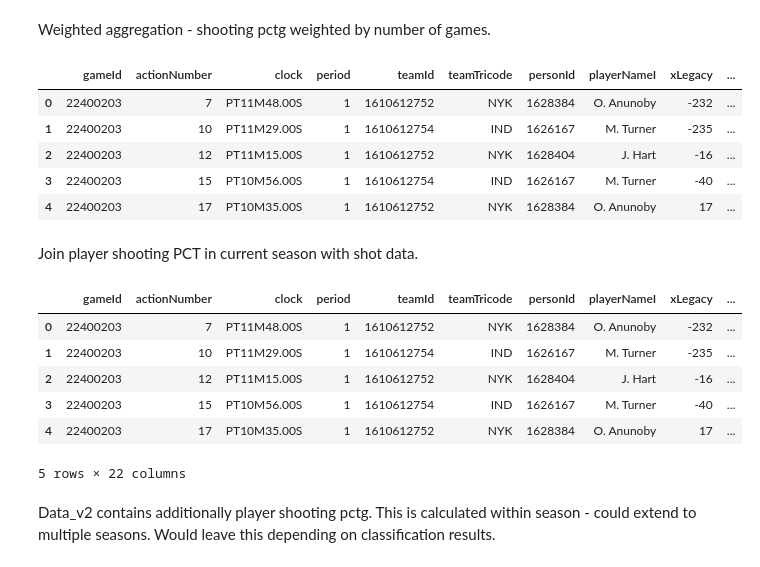
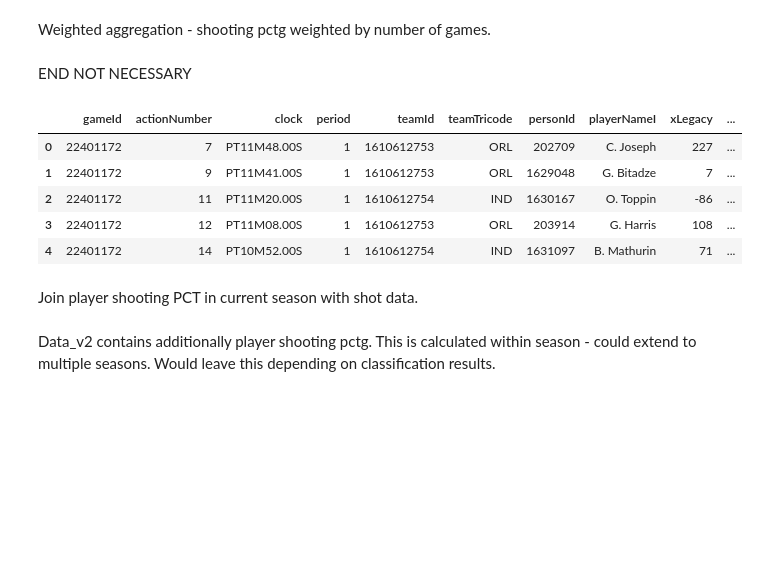
Before and after one commit to leschad/4IZ451, a Jupyter notebook: player_profiles.ipynb, the cells around one changed output. Saved outputs shown, nothing was run; the diff lists cells and outputs as text; code cells hidden in the pictures; blank space fills up the shorter version.

Commit message:
data preparation

```diff
--- a/player_profiles.ipynb
+++ b/player_profiles.ipynb
@@ -123,30 +130,24 @@ weighted_df = grouped.apply(weighted_pct).reset_index()
 
 # Merge summed and weighted data
 final_df = pd.merge(sum_df, weighted_df, on=['PLAYER_ID', 'SEASON_ID'])
+# %% [markdown]
+END NOT NECESSARY
 # %%
-shots_df = pd.read_csv("data_v1")
+shots_df = pd.read_csv("data_v1_ft.csv")
 shots_df.head()
 # %% [output]
 |  | gameId | actionNumber | clock | period | teamId | teamTricode | personId | playerNameI | xLegacy | ... |
-| 0 | 22400203 | 7 | PT11M48.00S | 1 | 1610612752 | NYK | 1628384 | O. Anunoby | -232 | ... |
-| 1 | 22400203 | 10 | PT11M29.00S | 1 | 1610612754 | IND | 1626167 | M. Turner | -235 | ... |
-| 2 | 22400203 | 12 | PT11M15.00S | 1 | 1610612752 | NYK | 1628404 | J. Hart | -16 | ... |
-| 3 | 22400203 | 15 | PT10M56.00S | 1 | 1610612754 | IND | 1626167 | M. Turner | -40 | ... |
-| 4 | 22400203 | 17 | PT10M35.00S | 1 | 1610612752 | NYK | 1628384 | O. Anunoby | 17 | ... |
+| 0 | 22401172 | 7 | PT11M48.00S | 1 | 1610612753 | ORL | 202709 | C. Joseph | 227 | ... |
+| 1 | 22401172 | 9 | PT11M41.00S | 1 | 1610612753 | ORL | 1629048 | G. Bitadze | 7 | ... |
+| 2 | 22401172 | 11 | PT11M20.00S | 1 | 1610612754 | IND | 1630167 | O. Toppin | -86 | ... |
+| 3 | 22401172 | 12 | PT11M08.00S | 1 | 1610612753 | ORL | 203914 | G. Harris | 108 | ... |
+| 4 | 22401172 | 14 | PT10M52.00S | 1 | 1610612754 | IND | 1631097 | B. Mathurin | 71 | ... |
 # %% [markdown]
 Join player shooting PCT in current season with shot data.
 # %%
-test = pd.merge(shots_df, final_df, how="left", left_on="personId", right_on="PLAYER_ID")
-test = test.drop(columns=["PLAYER_ID"])
-test.head()
+data_v2_ft = pd.merge(shots_df, df_maxgp, how="left", left_on="personId", right_on="PLAYER_ID")
+data_v2_ft = data_v2_ft.drop(columns=["PLAYER_ID"])
+data_v2_ft.head()
-# %% [output]
-|  | gameId | actionNumber | clock | period | teamId | teamTricode | personId | playerNameI | xLegacy | ... |
-| 0 | 22400203 | 7 | PT11M48.00S | 1 | 1610612752 | NYK | 1628384 | O. Anunoby | -232 | ... |
-| 1 | 22400203 | 10 | PT11M29.00S | 1 | 1610612754 | IND | 1626167 | M. Turner | -235 | ... |
-| 2 | 22400203 | 12 | PT11M15.00S | 1 | 1610612752 | NYK | 1628404 | J. Hart | -16 | ... |
-| 3 | 22400203 | 15 | PT10M56.00S | 1 | 1610612754 | IND | 1626167 | M. Turner | -40 | ... |
-| 4 | 22400203 | 17 | PT10M35.00S | 1 | 1610612752 | NYK | 1628384 | O. Anunoby | 17 | ... |
-5 rows × 22 columns
 # %% [markdown]
 Data_v2 contains additionally player shooting pctg. This is calculated within season - could extend to multiple seasons. Would leave this depending on classification results.
 # %%
```
Also changed, not shown: parts of 30 cells of this notebook, 2 other files.
